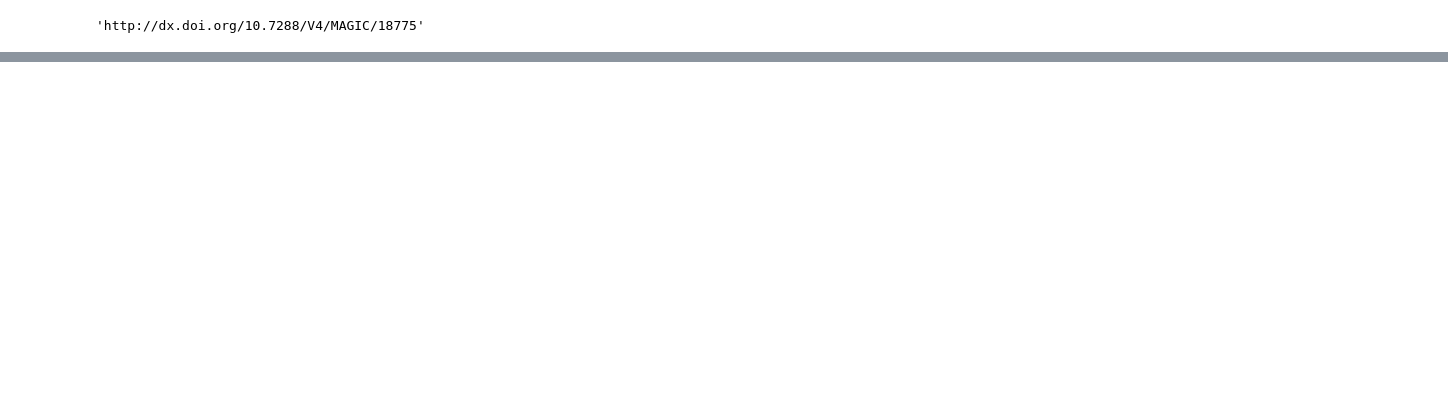
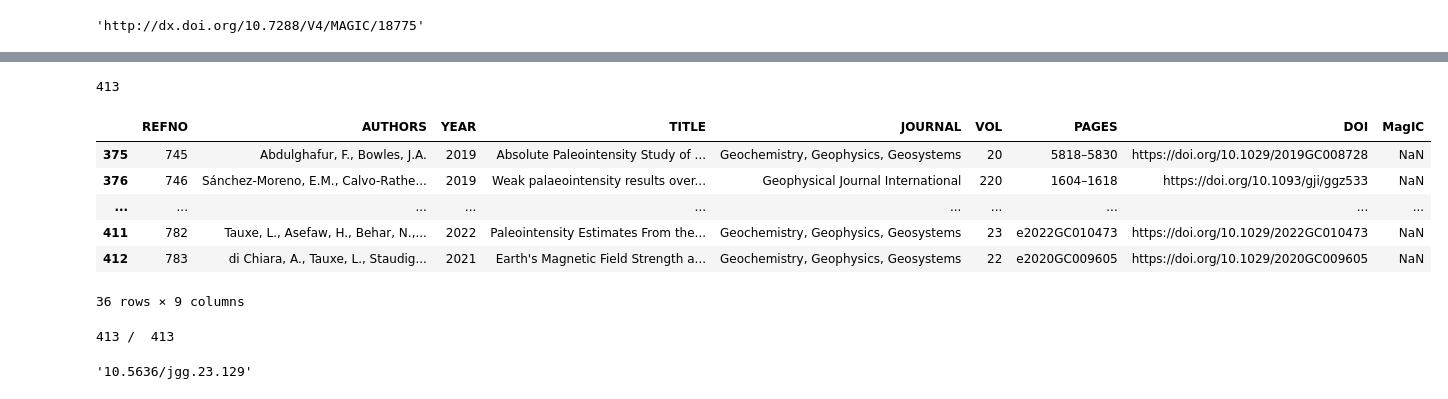
Before and after one commit to tcarrasc/DOI_MagIC_link_search, a Jupyter notebook: notebooks/how_to_search.ipynb, the cells around one changed output, grey strips where cells are left out. Drawn from its saved outputs; the diff is of its cells as text; code cells hidden in the pictures; blank space fills up the shorter version.

```diff
--- a/notebooks/how_to_search.ipynb
+++ b/notebooks/how_to_search.ipynb
@@ -52,0 +84,36 @@ srch.magic_link_from_title2(title)
+# %%
+# import references file with missing DOIs and MagIC links
+pint_refs = pd.read_excel('../testdata/PINT_References_magiclinks.xlsx')
+pint_refs_dois = pint_refs.loc[pint_refs['DOI'].isna() == False]     # collect data rows that have DOIs
+
+# print dataframe with this selection
+pd.set_option('display.max_rows', 5)
+print(len(pint_refs))
+pint_refs_dois    # 36 have DOIs out of the 413 rows of references, we'll keep this for later
+# %% [output]
+413
+|  | REFNO | AUTHORS | YEAR | TITLE | JOURNAL | VOL | PAGES | DOI | MagIC |
+| 375 | 745 | Abdulghafur, F., Bowles, J.A. | 2019 | Absolute Paleointensity Study of ... | Geochemistry, Geophysics, Geosystems | 20 | 5818–5830 | https://doi.org/10.1029/2019GC008728 | NaN |
+| 376 | 746 | Sánchez-Moreno, E.M., Calvo-Rathe... | 2019 | Weak palaeointensity results over... | Geophysical Journal International | 220 | 1604–1618 | https://doi.org/10.1093/gji/ggz533 | NaN |
+| ... | ... | ... | ... | ... | ... | ... | ... | ... | ... |
+| 411 | 782 | Tauxe, L., Asefaw, H., Behar, N.,... | 2022 | Paleointensity Estimates From the... | Geochemistry, Geophysics, Geosystems | 23 | e2022GC010473 | https://doi.org/10.1029/2022GC010473 | NaN |
+| 412 | 783 | di Chiara, A., Tauxe, L., Staudig... | 2021 | Earth's Magnetic Field Strength a... | Geochemistry, Geophysics, Geosystems | 22 | e2020GC009605 | https://doi.org/10.1029/2020GC009605 | NaN |
+36 rows × 9 columns
+# %%
+pint_refs # with the section of the table with missing DOIs only
+pint_refs_titles = pint_refs['TITLE']    # assign colums to variables
+
+dois = []    # container for DOIs found
+for i in range(len(pint_refs_titles)):   # for each index of the number of references (413)
+    dois.append(srch.get_doi(pint_refs_titles[i]))   # apply get_doi
+    clear_output(wait=True)
+    print( i+1,'/{n:5d}'.format(n=len(pint_refs_titles)) )   # prints progress, takes ~5 min to run
+# %% [output]
+413 /  413
+# %%
+dois # view the list of DOIs
+# set list of DOIs to a new name
+dois_n = dois
+dois_n[0]
+# %% [output]
+'10.5636/jgg.23.129'
```
Also changed, not shown: parts of 32 cells of this notebook, 2 other files.
